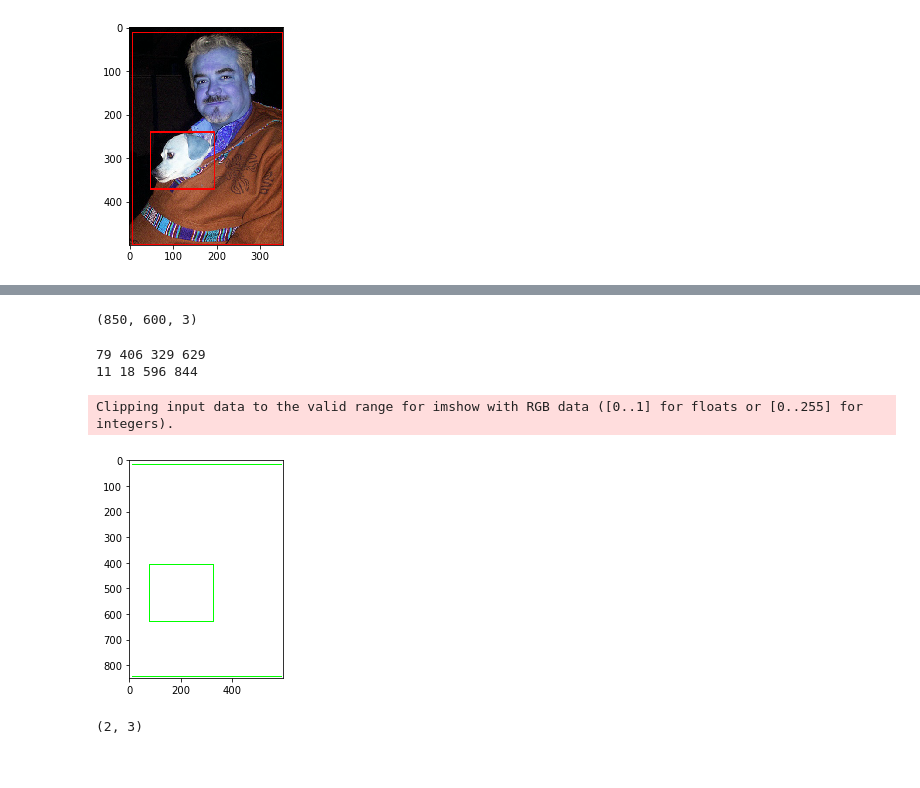
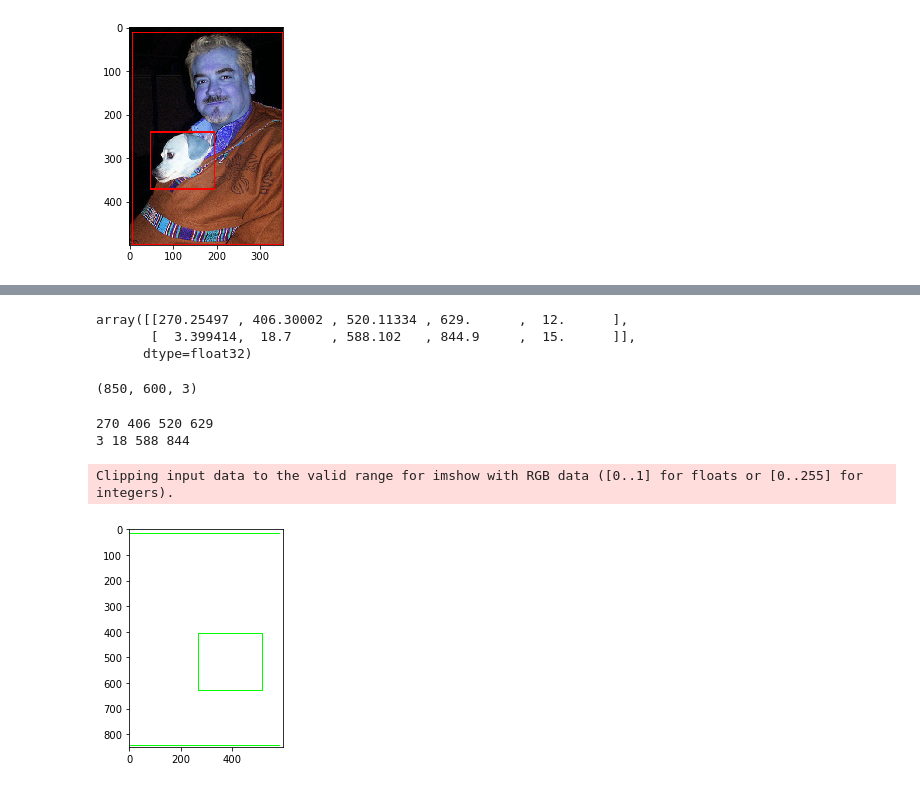
Before and after one commit to hktxt/fasterrcnn, a Jupyter notebook: Untitled.ipynb, the cells around one changed output, grey strips where cells are left out. Drawn from its saved outputs; the diff is of its cells as text; code cells hidden in the pictures.

```diff
--- a/Untitled.ipynb
+++ b/Untitled.ipynb
@@ -31 +27,3 @@ img1 = dataset[0][0];img1.shape
+# %%
+img, im_info, gt_boxes, num_boxes = dataset[0]
 # %%
@@ -47,10 +34,0 @@ array([[406.30002 ,  79.88668 , 629.      , 329.74503 ,  12.      ],
-# %%
-img = img1.transpose(1,2,0)
-print(img.shape)
-#print(bbox1)
-for i in range(len(bbox1)):
-    y1, x1, y2, x2 = int(bbox1[i][0]), int(bbox1[i][1]), int(bbox1[i][2]), int(bbox1[i][3])
-    print(x1, y1, x2, y2)
-    cv2.rectangle(img, (x1,y1), (x2,y2), (255,0,0), 2)
-plt.imshow(img)
-plt.show()
@@ -63,16 +35,23 @@ Clipping input data to the valid range for imshow with RGB data ([0..1] for floa
+# %%
+gt_boxes
+# %% [output]
+array([[270.25497 , 406.30002 , 520.11334 , 629.      ,  12.      ],
+       [  3.399414,  18.7     , 588.102   , 844.9     ,  15.      ]],
+      dtype=float32)
 # %%
 img2 = np.ones([850,600,3]);img2.shape
 # %% [output]
 (850, 600, 3)
 # %%
+bbox1 = gt_boxes[:,:-1]
 for i in range(len(bbox1)):
-    y1, x1, y2, x2 = int(bbox1[i][0]), int(bbox1[i][1]), int(bbox1[i][2]), int(bbox1[i][3])
+    x1,y1, x2, y2 = int(bbox1[i][0]), int(bbox1[i][1]), int(bbox1[i][2]), int(bbox1[i][3])
     print(x1, y1, x2, y2)
     cv2.rectangle(img2, (x1,y1), (x2,y2), (0,255,0), 2)
 plt.imshow(img2)
 plt.show()
 # %% [output]
-79 406 329 629
-11 18 596 844
+270 406 520 629
+3 18 588 844
 Clipping input data to the valid range for imshow with RGB data ([0..1] for floats or [0..255] for integers).
-[figure, old version]
+[figure, new version]
@@ -81,4 +57,0 @@ a = tuple((2,3))
-# %%
-a
-# %% [output]
-(2, 3)
```
Also changed, not shown: parts of 6 cells of this notebook.
